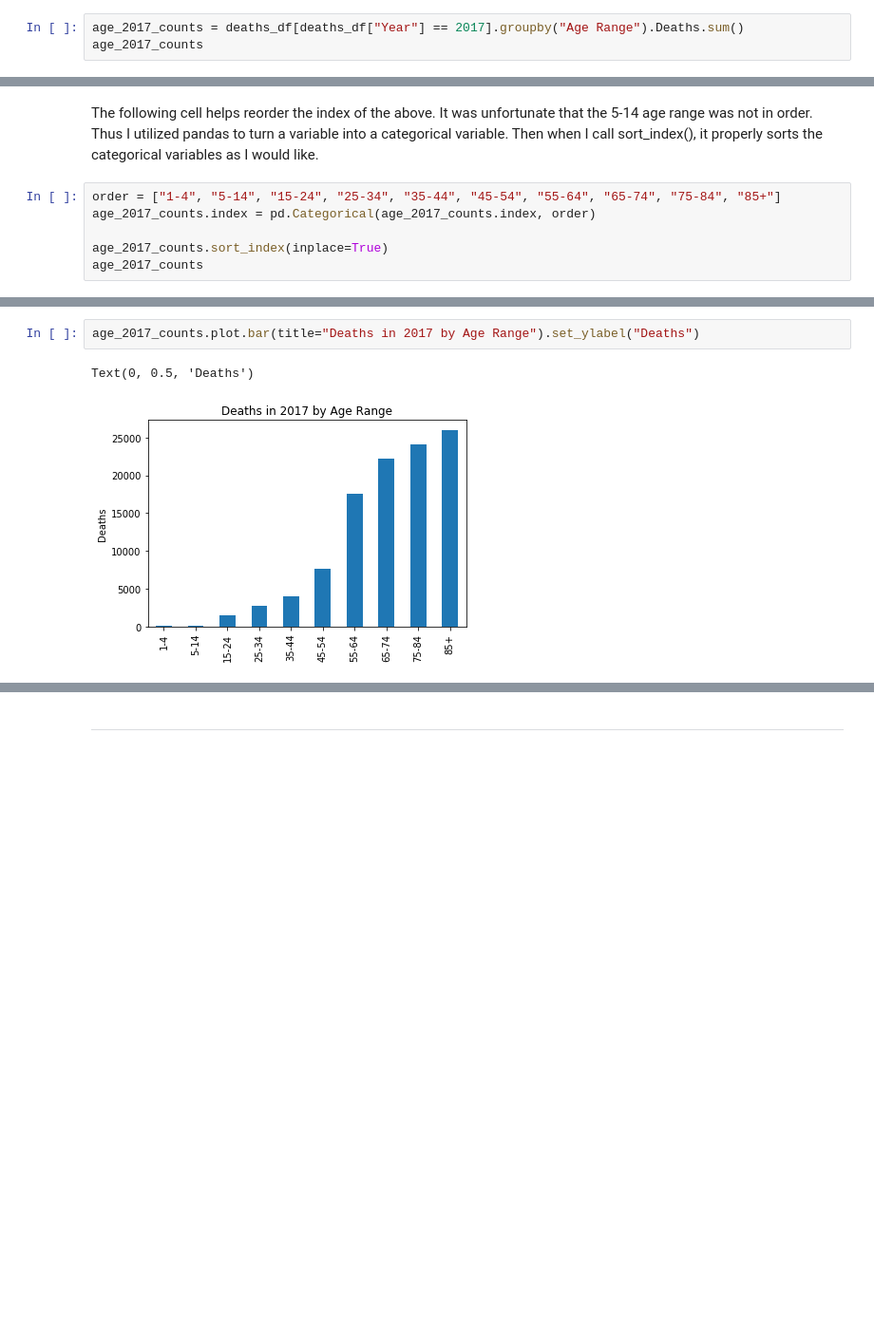
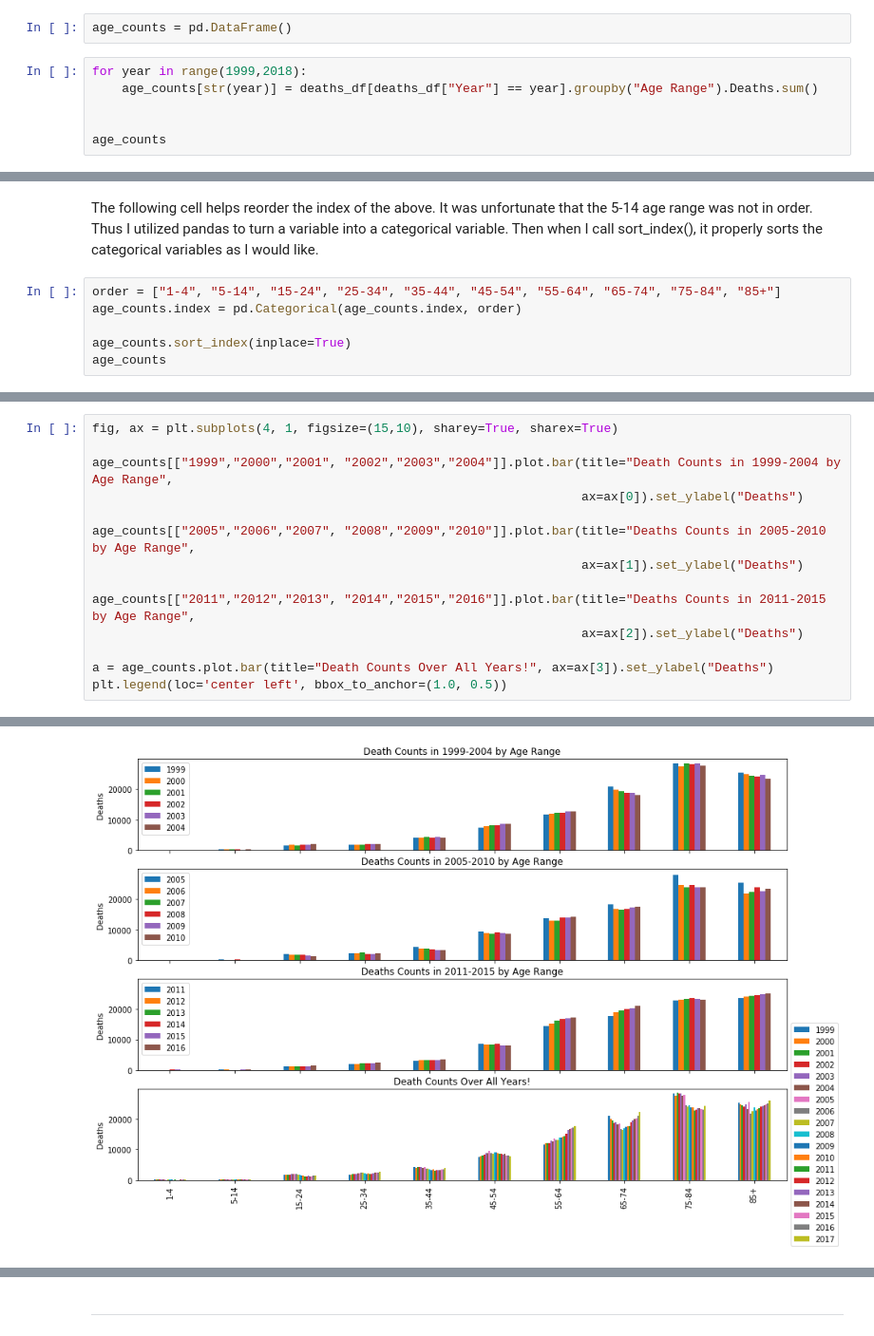
Before and after one commit to ajasica/ajasica.github.io, a Jupyter notebook: Final Tutorial.ipynb, the cells around one changed output, grey strips where cells are left out. Shown: that part at 95% size. Saved outputs shown, nothing was run; the diff lists cells and outputs as text; blank space fills up the shorter version.

```diff
--- a/Final Tutorial.ipynb
+++ b/Final Tutorial.ipynb
@@ -241,4 +255,9 @@ For my second graph as I explore this data, I want the total death counts by age
+# %%
+age_counts = pd.DataFrame()
 # %%
-age_2017_counts = deaths_df[deaths_df["Year"] == 2017].groupby("Age Range").Deaths.sum()
-age_2017_counts
+for year in range(1999,2018):
+    age_counts[str(year)] = deaths_df[deaths_df["Year"] == year].groupby("Age Range").Deaths.sum()
+
+
+age_counts
 # %% [output]
@@ -258,8 +277,8 @@ Name: Deaths, dtype: int64
 The following cell helps reorder the index of the above. It was unfortunate that the 5-14 age range was not in order. Thus I utilized pandas to turn a variable into a categorical variable. Then when I call sort_index(), it properly sorts the categorical variables as I would like.
 # %%
 order = ["1-4", "5-14", "15-24", "25-34", "35-44", "45-54", "55-64", "65-74", "75-84", "85+"]
-age_2017_counts.index = pd.Categorical(age_2017_counts.index, order)
+age_counts.index = pd.Categorical(age_counts.index, order)
 
-age_2017_counts.sort_index(inplace=True)
-age_2017_counts
+age_counts.sort_index(inplace=True)
+age_counts
 # %% [output]
@@ -279,5 +300,15 @@ Then, this data is easily graphed with a bar graph since it simply showing count
-# %%
-age_2017_counts.plot.bar(title="Deaths in 2017 by Age Range").set_ylabel("Deaths")
-# %% [output]
-Text(0, 0.5, 'Deaths')
-[figure, removed]
+# %%
+fig, ax = plt.subplots(4, 1, figsize=(15,10), sharey=True, sharex=True)
+
+age_counts[["1999","2000","2001", "2002","2003","2004"]].plot.bar(title="Death Counts in 1999-2004 by Age Range",
+                                                                  ax=ax[0]).set_ylabel("Deaths")
+
+age_counts[["2005","2006","2007", "2008","2009","2010"]].plot.bar(title="Deaths Counts in 2005-2010 by Age Range",
+                                                                  ax=ax[1]).set_ylabel("Deaths")
+
+age_counts[["2011","2012","2013", "2014","2015","2016"]].plot.bar(title="Deaths Counts in 2011-2015 by Age Range",
+                                                                  ax=ax[2]).set_ylabel("Deaths")
+
+a = age_counts.plot.bar(title="Death Counts Over All Years!", ax=ax[3]).set_ylabel("Deaths")
+plt.legend(loc='center left', bbox_to_anchor=(1.0, 0.5))
+# %% [output]
@@ -283,0 +316 @@ Text(0, 0.5, 'Deaths')
+[figure, added]
```
Also changed, not shown: parts of 30 cells of this notebook.
